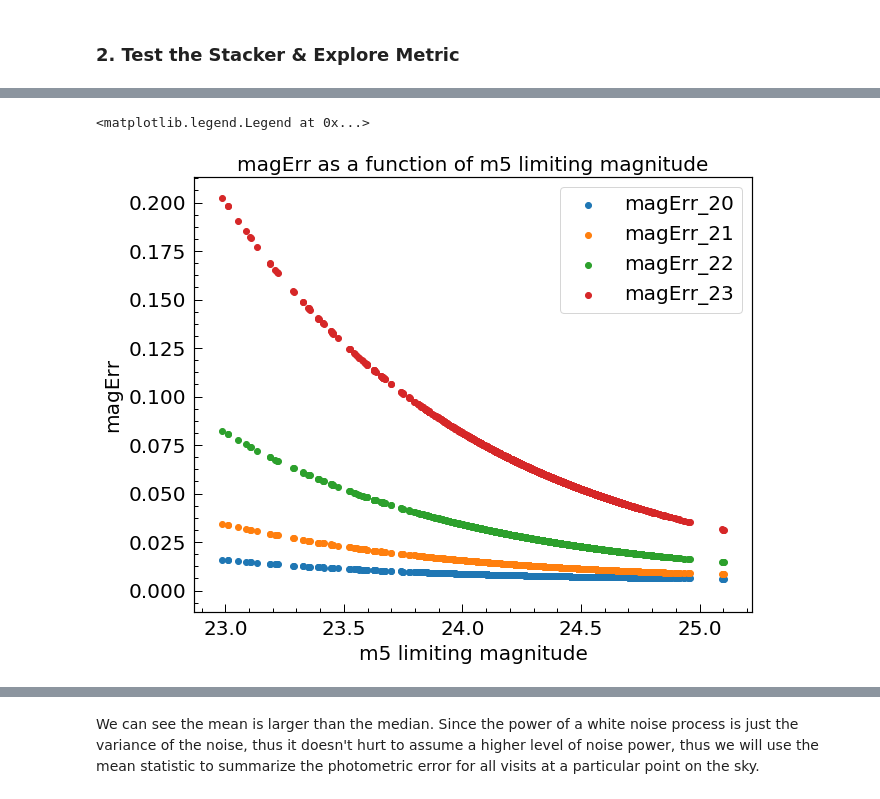
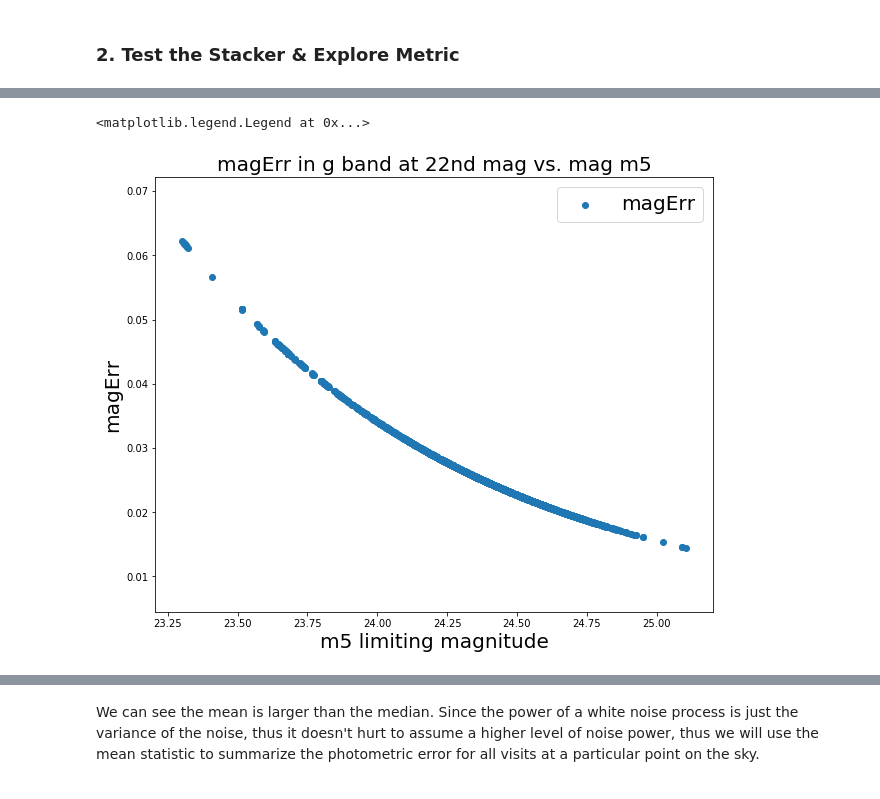
Before and after one commit to RichardsGroup/LSST_OpSim, a Jupyter notebook: contrib/05_YuPhotoErr.ipynb, the cells around one changed output, grey strips where cells are left out. Saved outputs shown, nothing was run; the diff lists cells and outputs as text; code cells hidden in the pictures.

```diff
--- a/contrib/05_YuPhotoErr.ipynb
+++ b/contrib/05_YuPhotoErr.ipynb
@@ -184,9 +96,9 @@ ddfInfo(opSimDbs[dbRuns[1]], 'COSMOS')
 # %%
-passmetric = metrics.PassMetric(cols=['fiveSigmaDepth'])
+passmetric = metrics.PassMetric(cols=['fiveSigmaDepth', 'magErr'])
 slicer = slicers.UserPointsSlicer(ra=[150.11], dec=[2.14])
 constraint = 'filter = "g"'
 
 testBundle = metricBundles.MetricBundle(passmetric, slicer, constraint, \
-                                        stackerList=[MagErrStacker([20, 21, 22, 23])])
+                                        stackerList=[MagErrStacker(22)])
 # %%
 testBDict = {'passMagErr': testBundle}
@@ -219,16 +131,13 @@ array([(24.25252438, 150.15263246, 'g', 0.4370119 , 0.0077692 , 0.01313436, 0.02
 # %%
 fig = plt.figure(figsize=(10,8))
 g_data = data[data['filter'] == 'g']
-plt.scatter(g_data['fiveSigmaDepth'], g_data['magErr_20'], label='magErr_20')
-plt.scatter(g_data['fiveSigmaDepth'], g_data['magErr_21'], label='magErr_21')
-plt.scatter(g_data['fiveSigmaDepth'], g_data['magErr_22'], label='magErr_22')
-plt.scatter(g_data['fiveSigmaDepth'], g_data['magErr_23'], label='magErr_23')
-plt.title('magErr as a function of m5 limiting magnitude', fontsize=20)
+plt.scatter(g_data['fiveSigmaDepth'], g_data['magErr'], label='magErr')
+plt.title('magErr in g band at 22nd mag vs. mag m5', fontsize=20)
 plt.xlabel('m5 limiting magnitude', fontsize=20)
 plt.ylabel('magErr', fontsize=20)
 plt.legend(fontsize=20)
 # %% [output]
 <matplotlib.legend.Legend at 0x...>
-[figure, old version]
+[figure, new version]
 # %%
 fig = plt.figure(figsize=(10,8))
```
Also changed, not shown: parts of 34 cells of this notebook, 1 other file.
